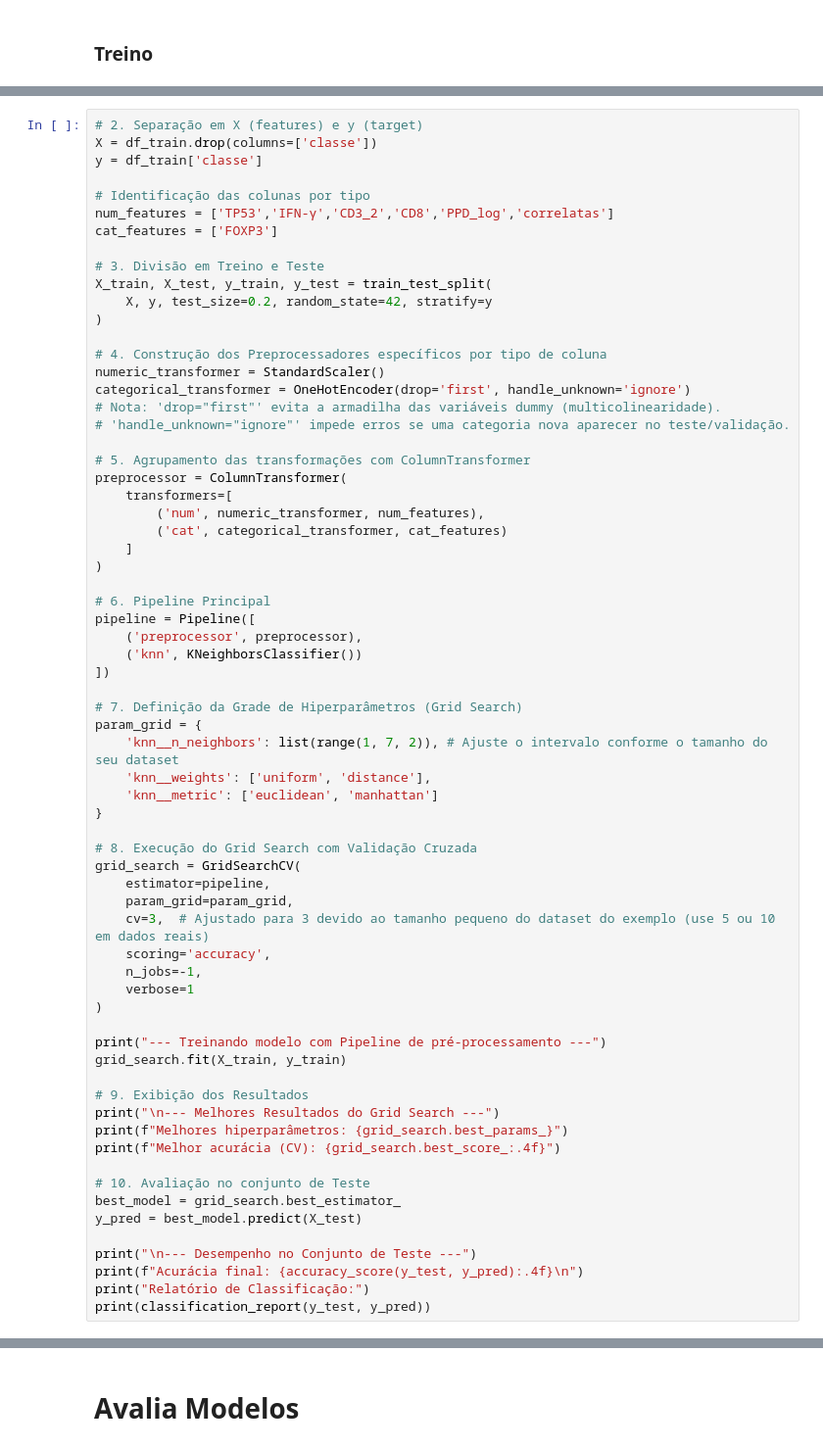
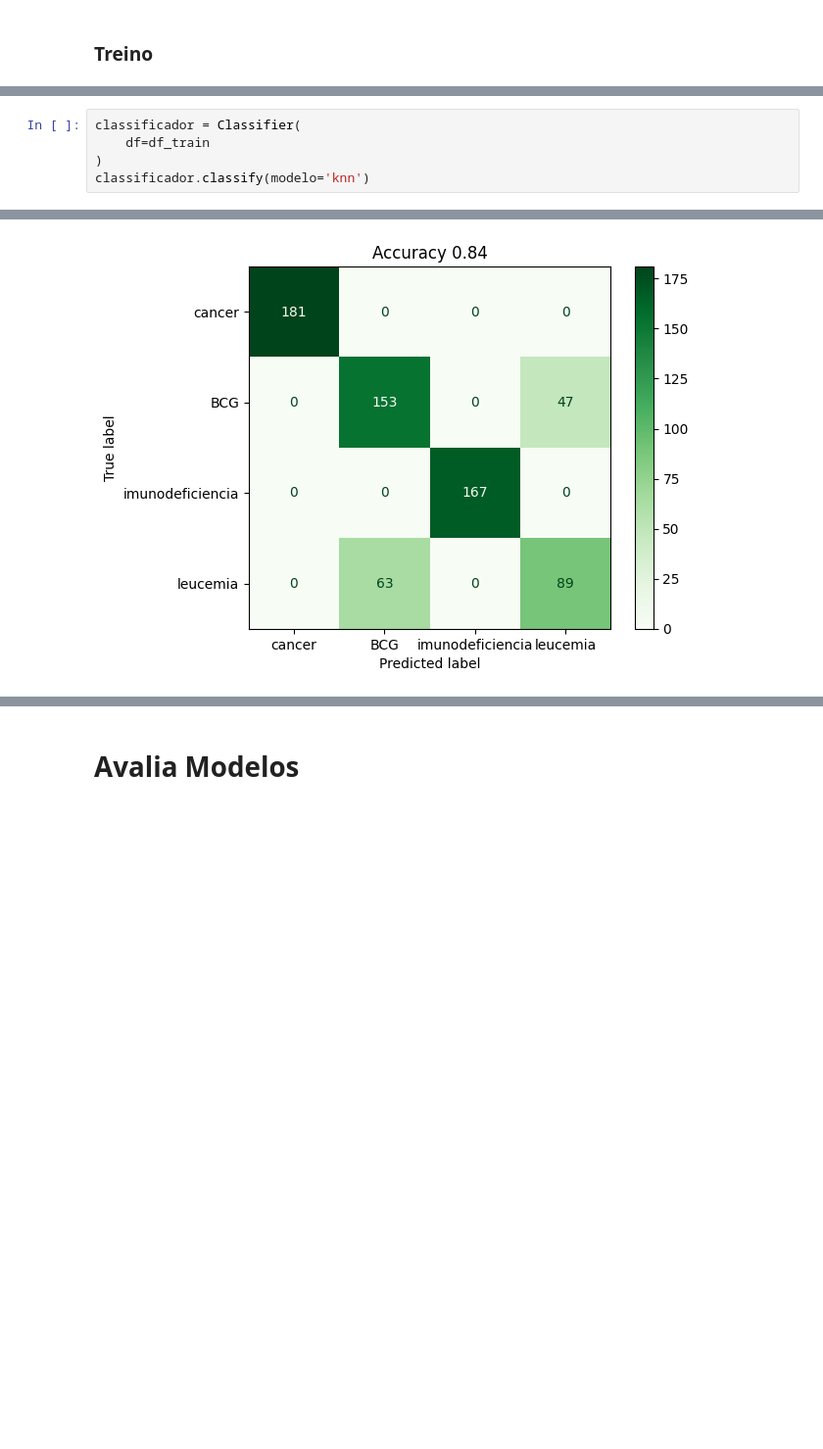
Before and after one commit to Laboratorio-de-Analise-de-Dados/disciplina_python_ml, a Jupyter notebook: dev/script/aulas_teoricas/07-aula-09-03-treinamento_classif_2026-07-28.ipynb, the cells around one changed output, grey strips where cells are left out. Shown at 98% size. Saved outputs shown, nothing was run; the diff lists cells and outputs as text; blank space fills up the shorter version.

Commit message:
Aula 09, modelos implementados

```diff
--- a/dev/script/aulas_teoricas/07-aula-09-03-treinamento_classif_2026-07-28.ipynb
+++ b/dev/script/aulas_teoricas/07-aula-09-03-treinamento_classif_2026-07-28.ipynb
@@ -73,69 +86,7 @@ from sklearn.metrics import classification_report, confusion_matrix, accuracy_sc
 # %%
-# 2. Separação em X (features) e y (target)
-X = df_train.drop(columns=['classe'])
-y = df_train['classe']
-
-# Identificação das colunas por tipo
-num_features = ['TP53','IFN-γ','CD3_2','CD8','PPD_log','correlatas']
-cat_features = ['FOXP3']
-
-# 3. Divisão em Treino e Teste
-X_train, X_test, y_train, y_test = train_test_split(
-    X, y, test_size=0.2, random_state=42, stratify=y
+classificador = Classifier(
+    df=df_train
 )
-
-# 4. Construção dos Preprocessadores específicos por tipo de coluna
-numeric_transformer = StandardScaler()
-categorical_transformer = OneHotEncoder(drop='first', handle_unknown='ignore')
-# Nota: 'drop="first"' evita a armadilha das variáveis dummy (multicolinearidade).
-# 'handle_unknown="ignore"' impede erros se uma categoria nova aparecer no teste/validação.
-
-# 5. Agrupamento das transformações com ColumnTransformer
-preprocessor = ColumnTransformer(
-    transformers=[
-        ('num', numeric_transformer, num_features),
-        ('cat', categorical_transformer, cat_features)
-    ]
-)
-
-# 6. Pipeline Principal
-pipeline = Pipeline([
-    ('preprocessor', preprocessor),
-    ('knn', KNeighborsClassifier())
-])
-
-# 7. Definição da Grade de Hiperparâmetros (Grid Search)
-param_grid = {
-    'knn__n_neighbors': list(range(1, 7, 2)), # Ajuste o intervalo conforme o tamanho do seu dataset
-    'knn__weights': ['uniform', 'distance'],
-    'knn__metric': ['euclidean', 'manhattan']
-}
-
-# 8. Execução do Grid Search com Validação Cruzada
-grid_search = GridSearchCV(
-    estimator=pipeline,
-    param_grid=param_grid,
-    cv=3,  # Ajustado para 3 devido ao tamanho pequeno do dataset do exemplo (use 5 ou 10 em dados reais)
-    scoring='accuracy',
-    n_jobs=-1,
-    verbose=1
-)
-
-print("--- Treinando modelo com Pipeline de pré-processamento ---")
-grid_search.fit(X_train, y_train)
-
-# 9. Exibição dos Resultados
-print("\n--- Melhores Resultados do Grid Search ---")
-print(f"Melhores hiperparâmetros: {grid_search.best_params_}")
-print(f"Melhor acurácia (CV): {grid_search.best_score_:.4f}")
-
-# 10. Avaliação no conjunto de Teste
-best_model = grid_search.best_estimator_
-y_pred = best_model.predict(X_test)
-
-print("\n--- Desempenho no Conjunto de Teste ---")
-print(f"Acurácia final: {accuracy_score(y_test, y_pred):.4f}\n")
-print("Relatório de Classificação:")
-print(classification_report(y_test, y_pred))
+classificador.classify(modelo='knn')
 # %% [output]
 --- Treinando modelo com Pipeline de pré-processamento ---
@@ -157,0 +100 @@ Relatório de Classificação:
+[figure, added]
```
Also changed, not shown: parts of 16 cells of this notebook, 2 other files.
